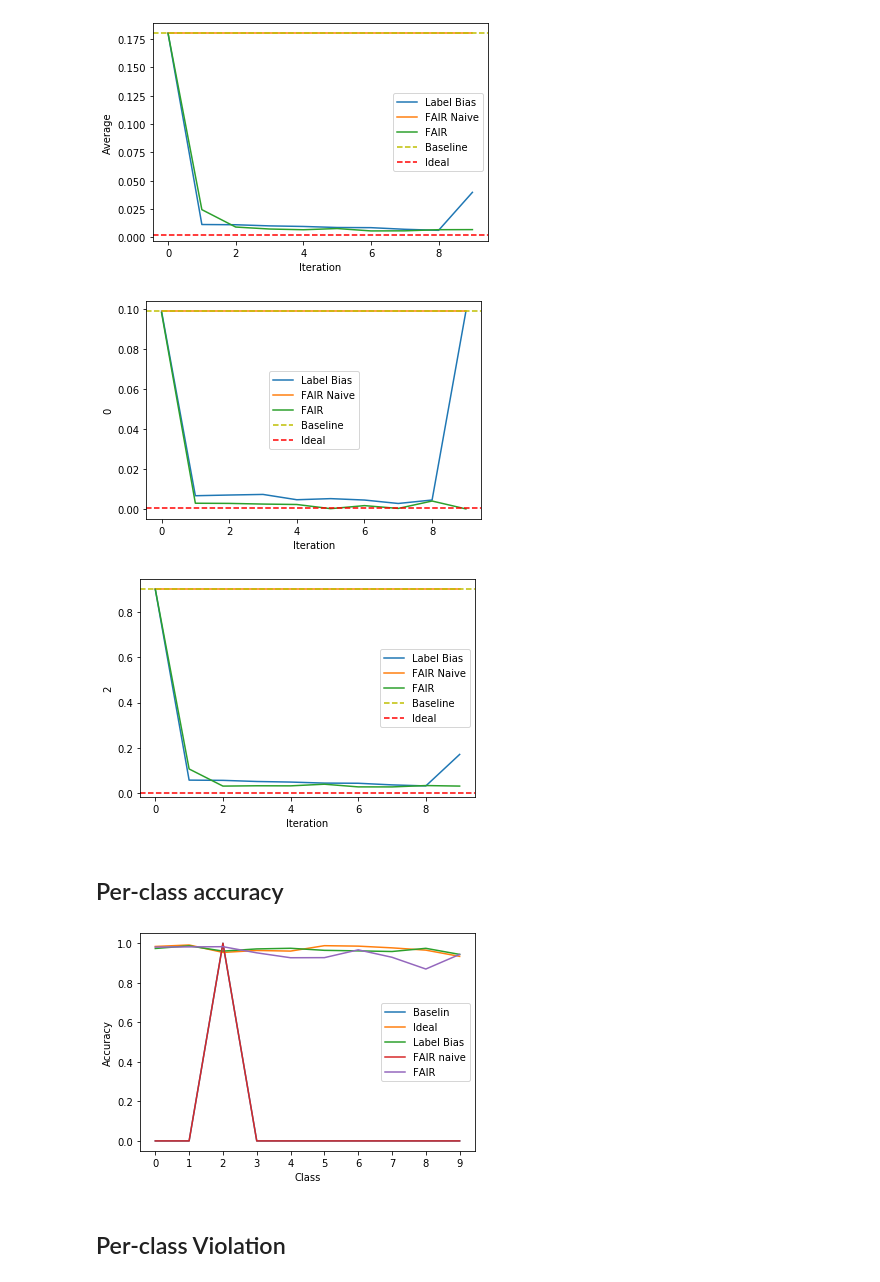
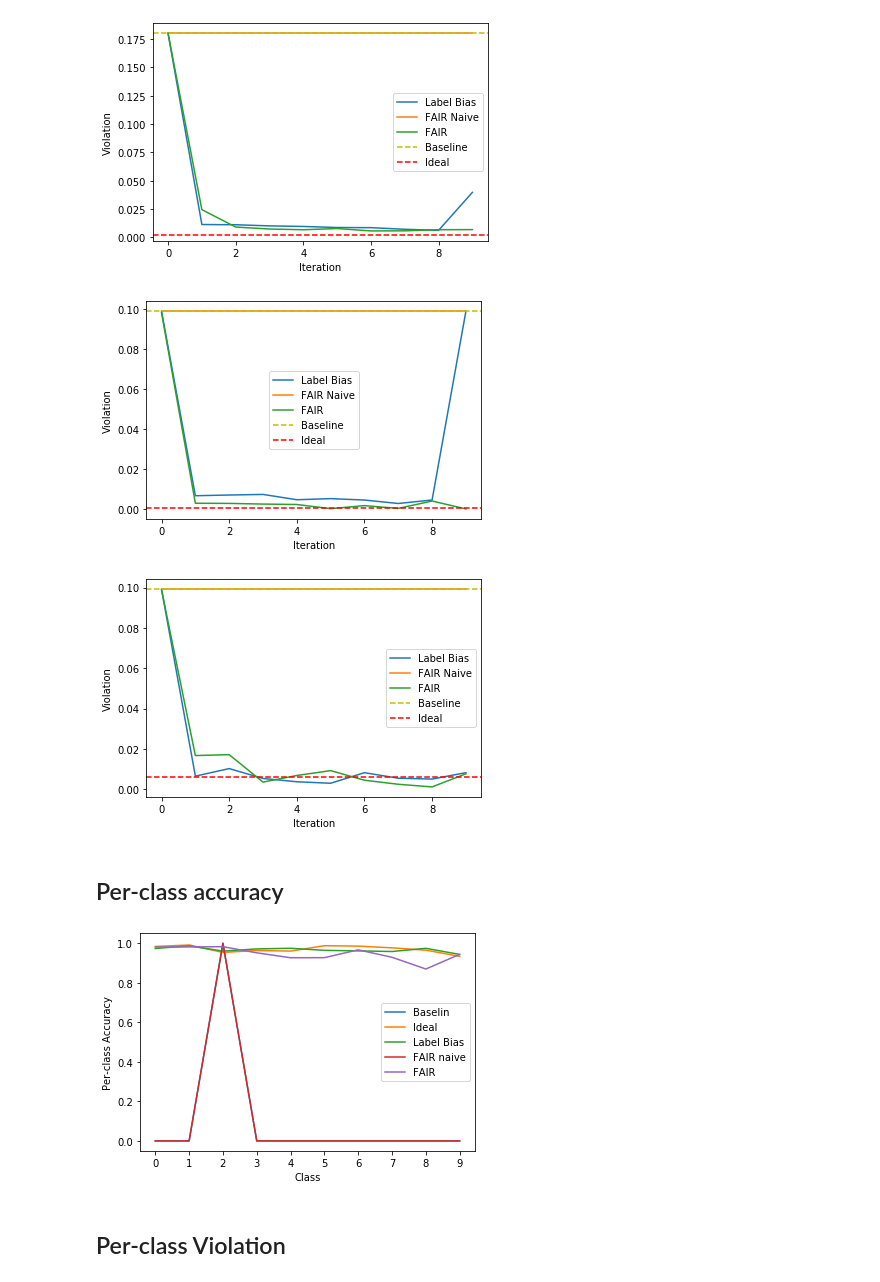
Before and after one commit to eric-yoo/FAIR, a Jupyter notebook: Parser.ipynb, the cells around one changed output. Drawn from its saved outputs; the diff is of its cells as text; code cells hidden in the pictures.

```diff
--- a/Parser.ipynb
+++ b/Parser.ipynb
@@ -116,35 +116,36 @@ plot1(accs)
 # %%
 # x: iteration
 # y: target value
-def plot2(dat, num_class=-1):
+def plot2(dat, class_idx=-1, label="Accuracy"):
     fig = plt.figure()
 
-    if num_class == -1:
-        num_class = "Average"
+    if class_idx == -1:
+        class_idx = "Average"
     else :
-        num_class = str(num_class)
+        class_idx = str(class_idx)
 
     #lb, fair_naive, fair
     ax = sns.lineplot(data=dat[dat["mode"].isin(["lb","fair","fair_naive"])], \
                       x='Iteration', \
-                      y=num_class, \
+                      y=class_idx, \
                       hue='mode')
 
     #baseline
-    baseline = dat[dat["mode"].isin(["baseline"])][num_class].values[0]
-#     print(baseline)
+    baseline = dat[dat["mode"].isin(["baseline"])][class_idx].values[0]
     plt.axhline(y=baseline,c="y",linestyle="dashed", label="Baseline")
 
     #ideal
-    ideal    = dat[dat["mode"].isin(["ideal"])][num_class].values[0]
-#     print(ideal)
+    ideal    = dat[dat["mode"].isin(["ideal"])][class_idx].values[0]
     plt.axhline(y=ideal, c="r", linestyle="dashed", label="Ideal")
 
+    #set legend labels
     labels = ["Label Bias", "FAIR Naive", "FAIR", "Baseline", "Ideal"]
     handles, _ = ax.get_legend_handles_labels()
-
     plt.legend(handles = handles, labels = labels)
 
+    #set y axis labels
+    ax.set_ylabel(label)
+
     plt.show()
 # %%
 # x : class
@@ -180,21 +178,21 @@ plot2(violations)
 # %% [output]
 [figure]
 # %%
-plot2(violations,0)
+plot2(violations,class_idx=0,label="Violation")
 # %% [output]
-[figure, old version]
+[figure, new version]
 # %%
-plot2(violations,2)
+plot2(violations,class_idx=9,label="Violation")
 # %% [output]
-[figure, old version]
+[figure, new version]
 # %% [markdown]
 ## Per-class accuracy
 # %%
 # Per-class accuracy for an iteration
 # defualt iteration is 9
-plot3(accs_cls_T, iteration=5)
+plot3(accs_cls_T, iteration=5, label="Per-class Accuracy")
 # %% [output]
-[figure, old version]
+[figure, new version]
 # %% [markdown]
 ## Per-class Violation
 # %%
```
Also changed, not shown: parts of 3 cells of this notebook.
